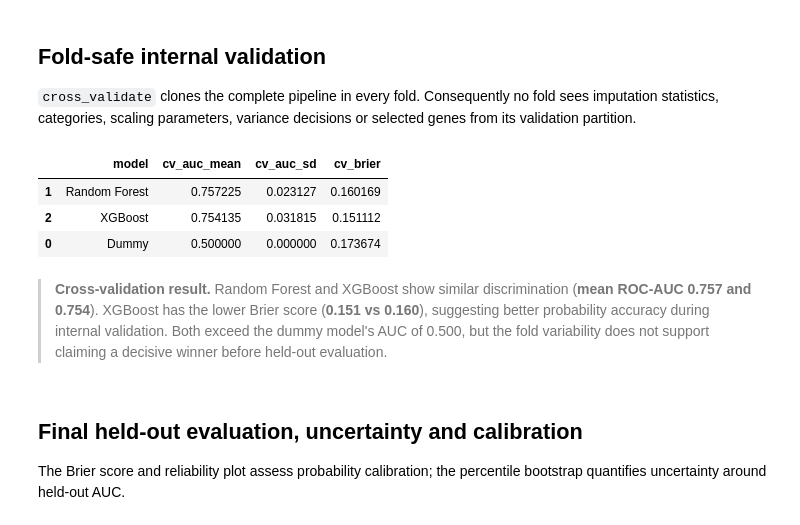
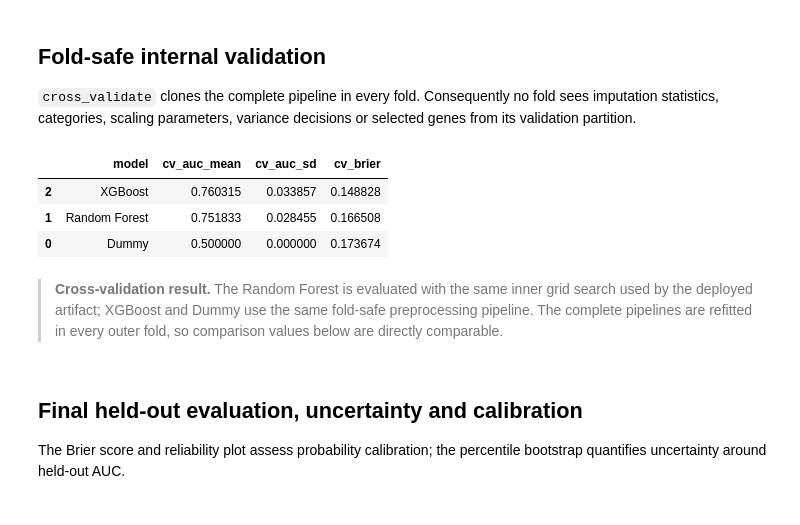
Before and after one commit to juliettebm/METABRIC-Breast-Cancer-Survival-Analysis-Machine-Learning, a Jupyter notebook: notebooks/05_ml_prediction.ipynb, the cells around one changed output. Drawn from its saved outputs; the diff is of its cells as text; code cells hidden in the pictures.

```diff
--- a/notebooks/05_ml_prediction.ipynb
+++ b/notebooks/05_ml_prediction.ipynb
@@ -40,28 +40,30 @@ pd.DataFrame({'patients': [len(X_train), len(X_test)], 'survival_rate': [y_train
 ## Fold-safe internal validation
 `cross_validate` clones the complete pipeline in every fold. Consequently no fold sees imputation statistics, categories, scaling parameters, variance decisions or selected genes from its validation partition.
 # %%
-rf = build_pipeline(genomic)
-xgb = clone(rf).set_params(classifier=XGBClassifier(
+base_pipeline = build_pipeline(genomic)
+inner_cv = StratifiedKFold(n_splits=3, shuffle=True, random_state=41)
+rf = GridSearchCV(base_pipeline, {'classifier__min_samples_leaf': [1, 3]}, scoring='roc_auc', cv=inner_cv, n_jobs=-1)
+xgb = clone(base_pipeline).set_params(classifier=XGBClassifier(
     n_estimators=200, max_depth=3, learning_rate=0.05,
     random_state=42, eval_metric='logloss', n_jobs=-1
 ))
-dummy = clone(rf).set_params(classifier=DummyClassifier(strategy='prior'))
+dummy = clone(base_pipeline).set_params(classifier=DummyClassifier(strategy='prior'))
 models = {'Dummy': dummy, 'Random Forest': rf, 'XGBoost': xgb}
 cv = StratifiedKFold(n_splits=5, shuffle=True, random_state=42)
 cv_results = []
 for name, model in models.items():
     scores = cross_validate(model, X_train, y_train, cv=cv, scoring=['roc_auc', 'neg_brier_score'], n_jobs=-1)
     cv_results.append({'model': name, 'cv_auc_mean': scores['test_roc_auc'].mean(),
                        'cv_auc_sd': scores['test_roc_auc'].std(),
                        'cv_brier': -scores['test_neg_brier_score'].mean()})
 pd.DataFrame(cv_results).sort_values('cv_auc_mean', ascending=False)
 # %% [output]
 |  | model | cv_auc_mean | cv_auc_sd | cv_brier |
-| 1 | Random Forest | 0.757225 | 0.023127 | 0.160169 |
-| 2 | XGBoost | 0.754135 | 0.031815 | 0.151112 |
+| 2 | XGBoost | 0.760315 | 0.033857 | 0.148828 |
+| 1 | Random Forest | 0.751833 | 0.028455 | 0.166508 |
 | 0 | Dummy | 0.500000 | 0.000000 | 0.173674 |
 # %% [markdown]
-> **Cross-validation result.** Random Forest and XGBoost show similar discrimination (**mean ROC-AUC 0.757 and 0.754**). XGBoost has the lower Brier score (**0.151 vs 0.160**), suggesting better probability accuracy during internal validation. Both exceed the dummy model's AUC of 0.500, but the fold variability does not support claiming a decisive winner before held-out evaluation.
+> **Cross-validation result.** The Random Forest is evaluated with the same inner grid search used by the deployed artifact; XGBoost and Dummy use the same fold-safe preprocessing pipeline. The complete pipelines are refitted in every outer fold, so comparison values below are directly comparable.
 # %% [markdown]
 ## Final held-out evaluation, uncertainty and calibration
 The Brier score and reliability plot assess probability calibration; the percentile bootstrap quantifies uncertainty around held-out AUC.
```
Also changed, not shown: parts of 3 cells of this notebook, 13 other files.
